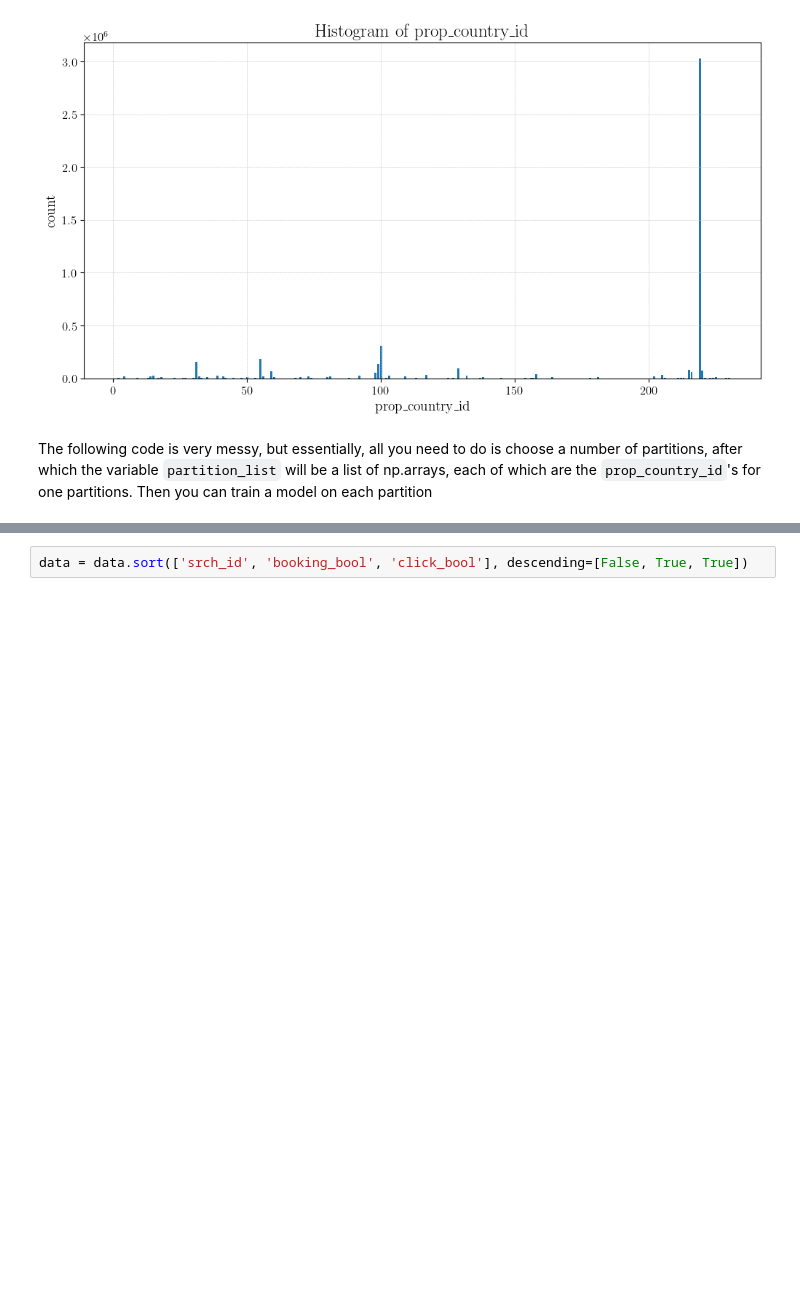
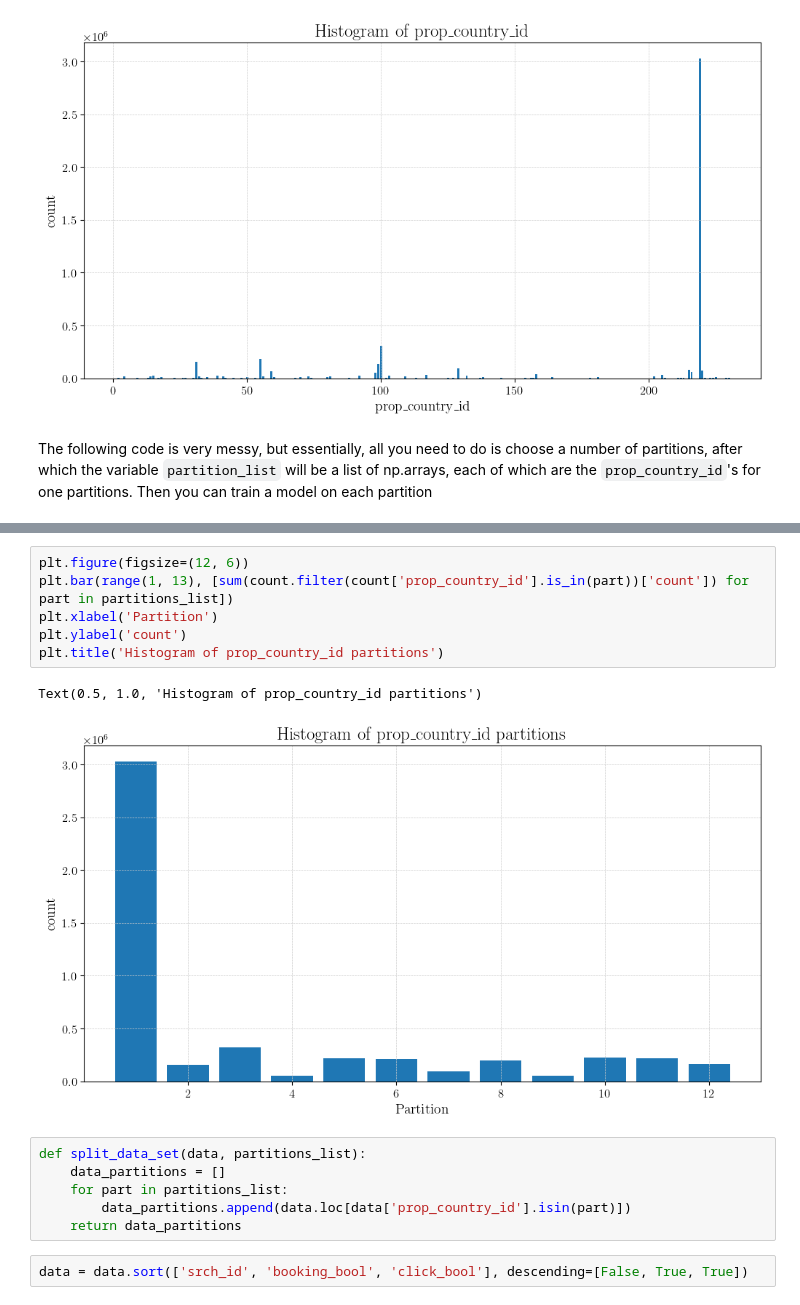
Before and after one commit to nabilasiregar/expedia-kaggle-competition, a Jupyter notebook: notebooks/xgboost.ipynb, the cells around one changed output, grey strips where cells are left out. Drawn from its saved outputs; the diff is of its cells as text; blank space fills up the shorter version.

```diff
--- a/notebooks/xgboost.ipynb
+++ b/notebooks/xgboost.ipynb
@@ -125,3 +126,18 @@ Count for partion 13: 175049
+# %%
+plt.figure(figsize=(12, 6))
+plt.bar(range(1, 13), [sum(count.filter(count['prop_country_id'].is_in(part))['count']) for part in partitions_list])
+plt.xlabel('Partition')
+plt.ylabel('count')
+plt.title('Histogram of prop_country_id partitions')
+# %% [output]
+Text(0.5, 1.0, 'Histogram of prop_country_id partitions')
+[figure, added]
+# %%
+def split_data_set(data, partitions_list):
+    data_partitions = []
+    for part in partitions_list:
+        data_partitions.append(data.loc[data['prop_country_id'].isin(part)])
+    return data_partitions
 # %%
 data = data.sort(['srch_id', 'booking_bool', 'click_bool'], descending=[False, True, True])
 # %%
```
Also changed, not shown: parts of 16 cells of this notebook, 2 other files.
